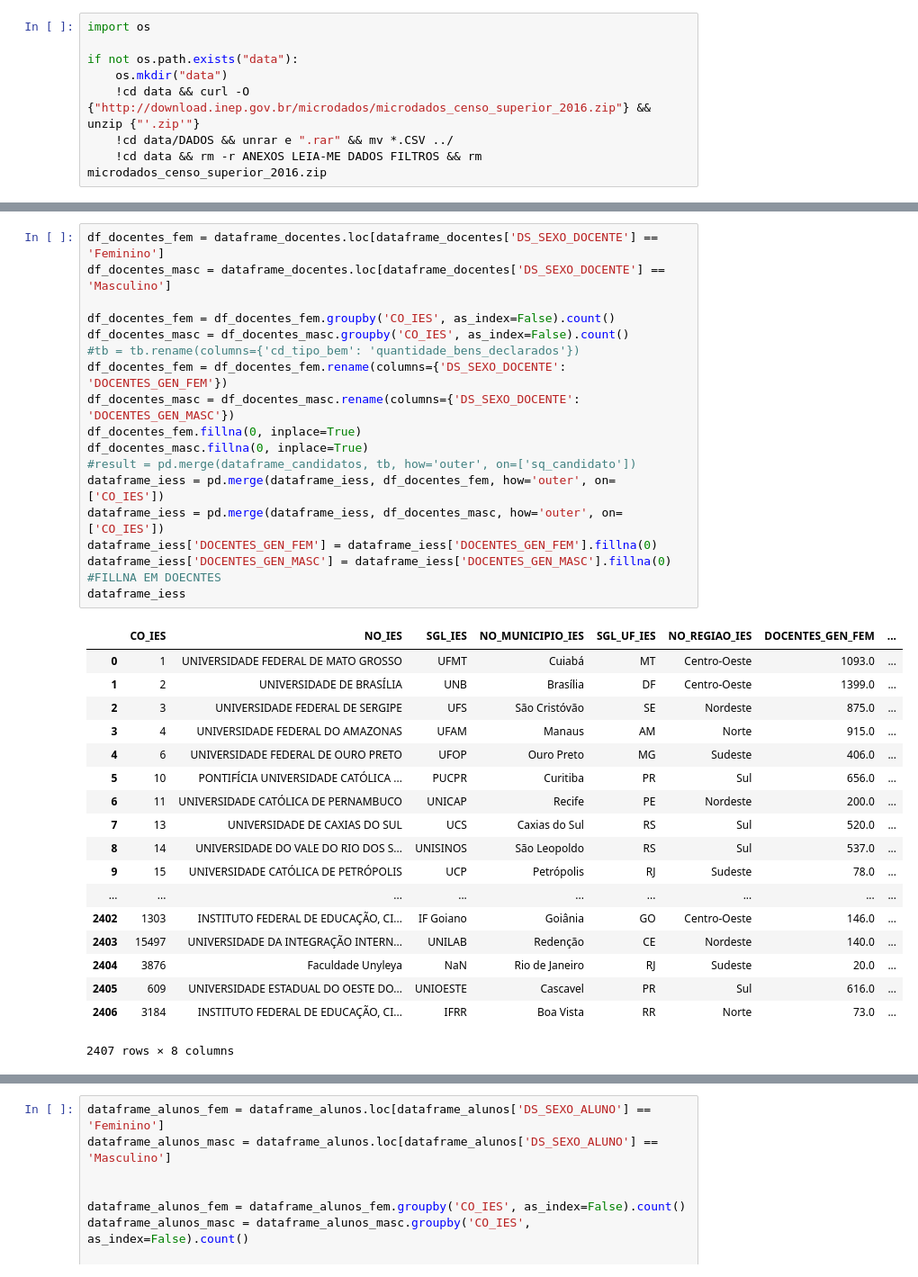
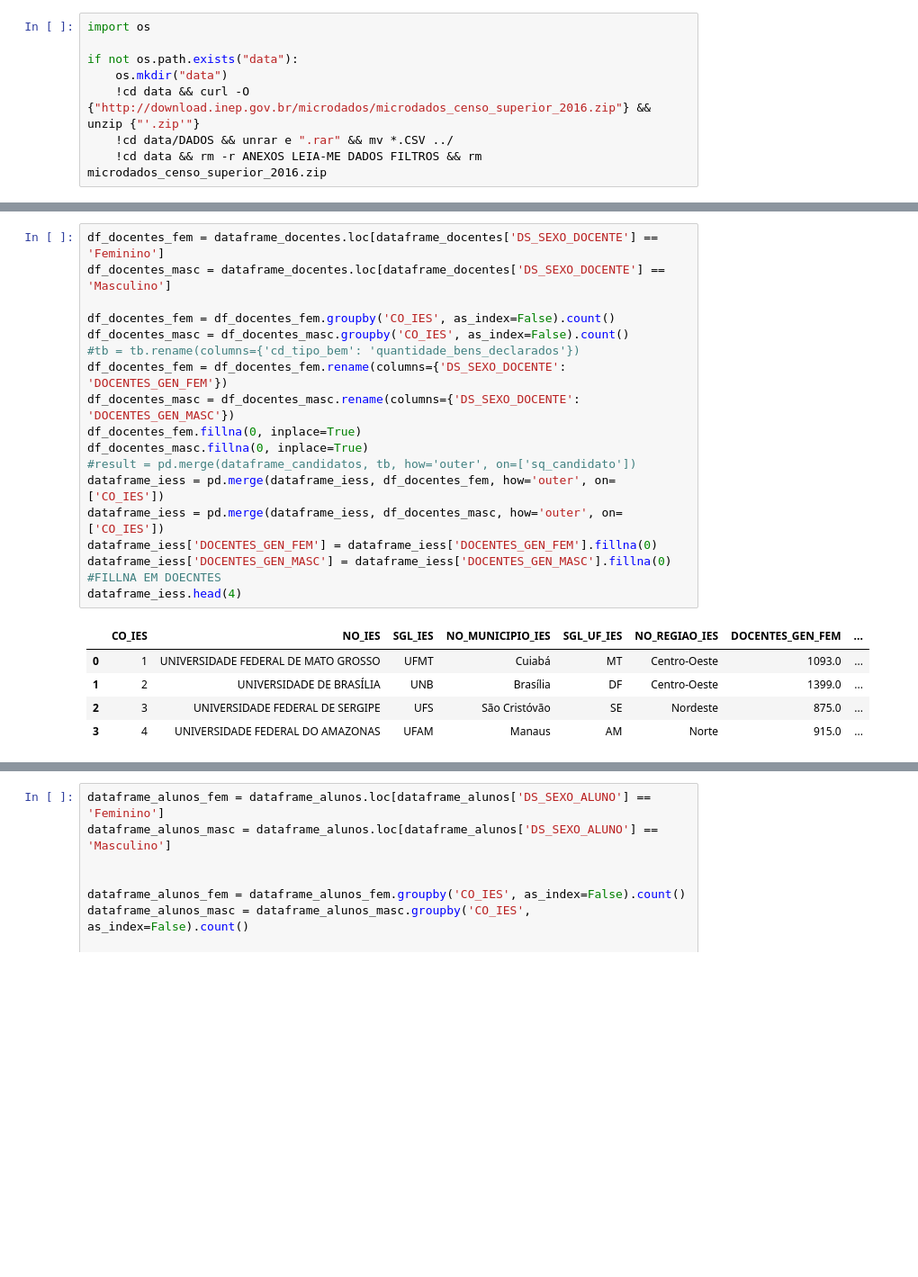
Before and after one commit to if1015-datascience-ufpe/2018-1-projeto-farm-lands, a Jupyter notebook: lfvg.ipynb, the cells around one changed output, grey strips where cells are left out. Shown at 90% size. Cells and saved outputs as stored; diff of their text form; blank space fills up the shorter version.

```diff
--- a/lfvg.ipynb
+++ b/lfvg.ipynb
@@ -62,40 +51,27 @@ dataframe_iess.head(10)
 # %%
 df_docentes_fem = dataframe_docentes.loc[dataframe_docentes['DS_SEXO_DOCENTE'] == 'Feminino']
 df_docentes_masc = dataframe_docentes.loc[dataframe_docentes['DS_SEXO_DOCENTE'] == 'Masculino']
 
 df_docentes_fem = df_docentes_fem.groupby('CO_IES', as_index=False).count()
 df_docentes_masc = df_docentes_masc.groupby('CO_IES', as_index=False).count()
 #tb = tb.rename(columns={'cd_tipo_bem': 'quantidade_bens_declarados'})
 df_docentes_fem = df_docentes_fem.rename(columns={'DS_SEXO_DOCENTE': 'DOCENTES_GEN_FEM'})
 df_docentes_masc = df_docentes_masc.rename(columns={'DS_SEXO_DOCENTE': 'DOCENTES_GEN_MASC'})
 df_docentes_fem.fillna(0, inplace=True)
 df_docentes_masc.fillna(0, inplace=True)
 #result = pd.merge(dataframe_candidatos, tb, how='outer', on=['sq_candidato'])
 dataframe_iess = pd.merge(dataframe_iess, df_docentes_fem, how='outer', on=['CO_IES'])
 dataframe_iess = pd.merge(dataframe_iess, df_docentes_masc, how='outer', on=['CO_IES'])
 dataframe_iess['DOCENTES_GEN_FEM'] = dataframe_iess['DOCENTES_GEN_FEM'].fillna(0)
 dataframe_iess['DOCENTES_GEN_MASC'] = dataframe_iess['DOCENTES_GEN_MASC'].fillna(0)
 #FILLNA EM DOECNTES
-dataframe_iess
+dataframe_iess.head(4)
 # %% [output]
 |  | CO_IES | NO_IES | SGL_IES | NO_MUNICIPIO_IES | SGL_UF_IES | NO_REGIAO_IES | DOCENTES_GEN_FEM | ... |
 | 0 | 1 | UNIVERSIDADE FEDERAL DE MATO GROSSO | UFMT | Cuiabá | MT | Centro-Oeste | 1093.0 | ... |
 | 1 | 2 | UNIVERSIDADE DE BRASÍLIA | UNB | Brasília | DF | Centro-Oeste | 1399.0 | ... |
 | 2 | 3 | UNIVERSIDADE FEDERAL DE SERGIPE | UFS | São Cristóvão | SE | Nordeste | 875.0 | ... |
 | 3 | 4 | UNIVERSIDADE FEDERAL DO AMAZONAS | UFAM | Manaus | AM | Norte | 915.0 | ... |
-| 4 | 6 | UNIVERSIDADE FEDERAL DE OURO PRETO | UFOP | Ouro Preto | MG | Sudeste | 406.0 | ... |
-| 5 | 10 | PONTIFÍCIA UNIVERSIDADE CATÓLICA ... | PUCPR | Curitiba | PR | Sul | 656.0 | ... |
-| 6 | 11 | UNIVERSIDADE CATÓLICA DE PERNAMBUCO | UNICAP | Recife | PE | Nordeste | 200.0 | ... |
-| 7 | 13 | UNIVERSIDADE DE CAXIAS DO SUL | UCS | Caxias do Sul | RS | Sul | 520.0 | ... |
-| 8 | 14 | UNIVERSIDADE DO VALE DO RIO DOS S... | UNISINOS | São Leopoldo | RS | Sul | 537.0 | ... |
-| 9 | 15 | UNIVERSIDADE CATÓLICA DE PETRÓPOLIS | UCP | Petrópolis | RJ | Sudeste | 78.0 | ... |
-| ... | ... | ... | ... | ... | ... | ... | ... | ... |
-| 2402 | 1303 | INSTITUTO FEDERAL DE EDUCAÇÃO, CI... | IF Goiano | Goiânia | GO | Centro-Oeste | 146.0 | ... |
-| 2403 | 15497 | UNIVERSIDADE DA INTEGRAÇÃO INTERN... | UNILAB | Redenção | CE | Nordeste | 140.0 | ... |
-| 2404 | 3876 | Faculdade Unyleya | NaN | Rio de Janeiro | RJ | Sudeste | 20.0 | ... |
-| 2405 | 609 | UNIVERSIDADE ESTADUAL DO OESTE DO... | UNIOESTE | Cascavel | PR | Sul | 616.0 | ... |
-| 2406 | 3184 | INSTITUTO FEDERAL DE EDUCAÇÃO, CI... | IFRR | Boa Vista | RR | Norte | 73.0 | ... |
-2407 rows × 8 columns
 # %%
 #teste = dataframe_iess.loc[pd.isna(dataframe_iess['DOCENTES_GEN_MASC']) | pd.isna(dataframe_iess['DOCENTES_GEN_FEM'])]
 #teste = dataframe_docentes.loc[dataframe_docentes['CO_IES']==1706]
```
Also changed, not shown: parts of 15 cells of this notebook.
